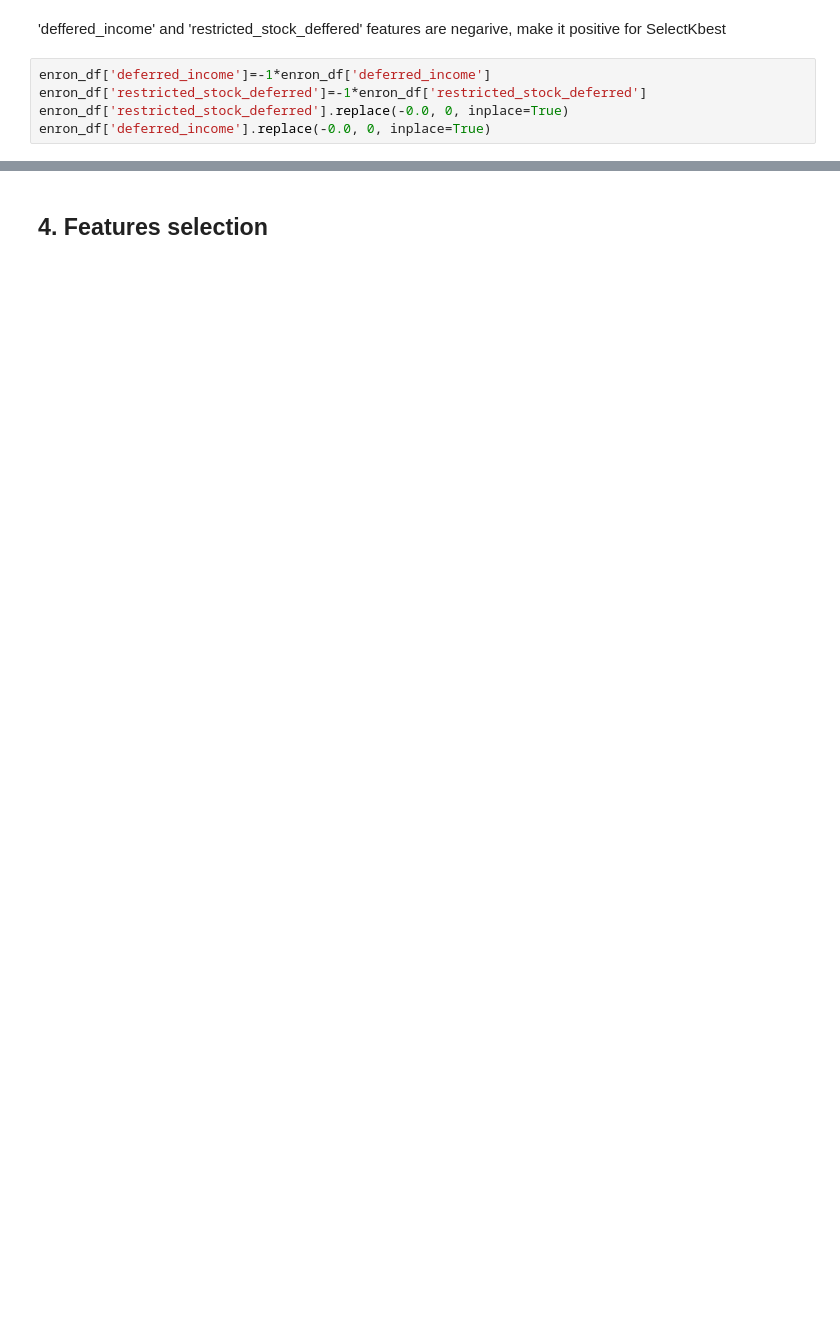
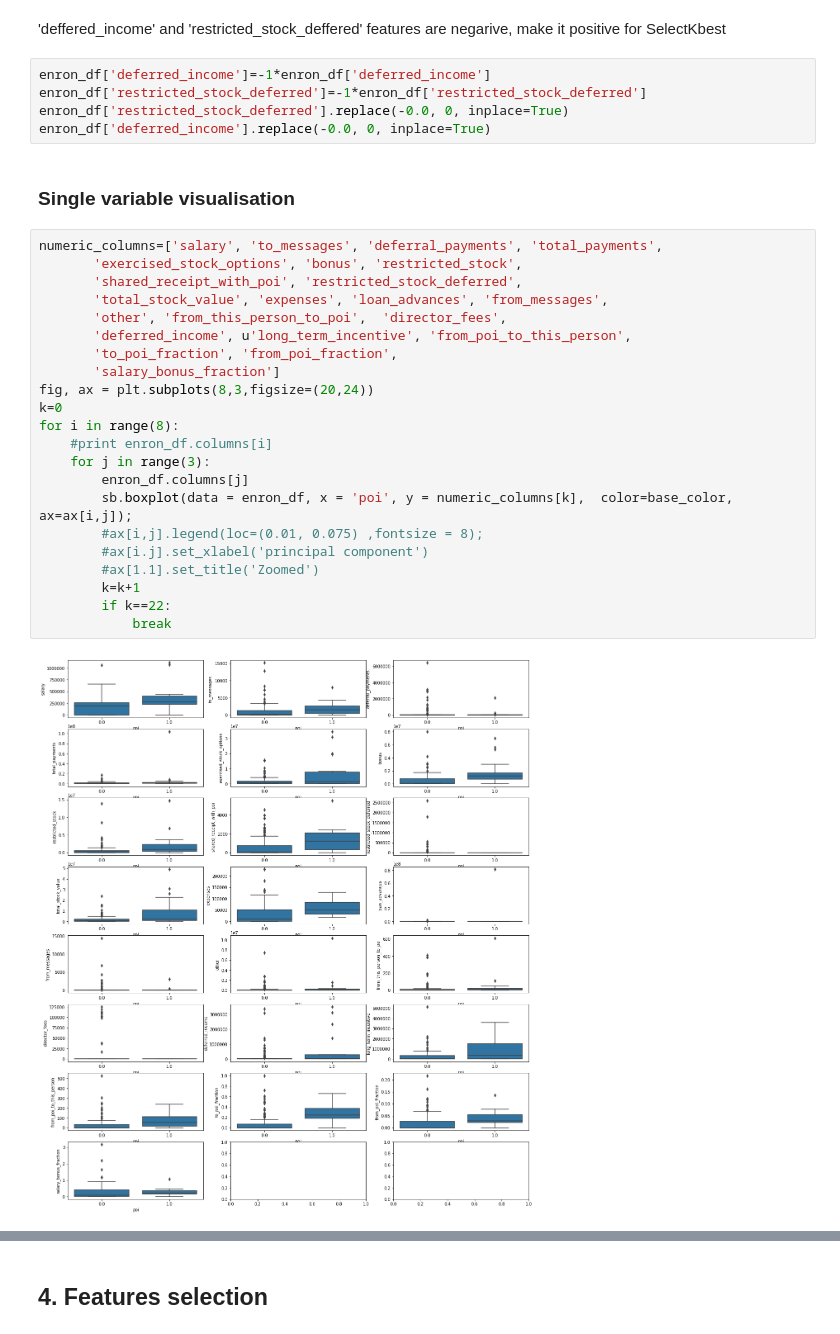
Before and after one commit to ekaraseva/Enron-fraud, a Jupyter notebook: poi_id.ipynb, the cells around one changed output, grey strips where cells are left out. Cells and saved outputs as stored; diff of their text form; blank space fills up the shorter version.

```diff
--- a/poi_id.ipynb
+++ b/poi_id.ipynb
@@ -484,3 +499,29 @@ enron_df['deferred_income']=-1*enron_df['deferred_income']
 enron_df['restricted_stock_deferred']=-1*enron_df['restricted_stock_deferred']
 enron_df['restricted_stock_deferred'].replace(-0.0, 0, inplace=True)
 enron_df['deferred_income'].replace(-0.0, 0, inplace=True)
+# %% [markdown]
+### Single variable visualisation
+# %%
+numeric_columns=['salary', 'to_messages', 'deferral_payments', 'total_payments',
+       'exercised_stock_options', 'bonus', 'restricted_stock',
+       'shared_receipt_with_poi', 'restricted_stock_deferred',
+       'total_stock_value', 'expenses', 'loan_advances', 'from_messages',
+       'other', 'from_this_person_to_poi',  'director_fees',
+       'deferred_income', u'long_term_incentive', 'from_poi_to_this_person',
+       'to_poi_fraction', 'from_poi_fraction',
+       'salary_bonus_fraction']
+fig, ax = plt.subplots(8,3,figsize=(20,24))
+k=0
+for i in range(8):
+    #print enron_df.columns[i]
+    for j in range(3):
+        enron_df.columns[j]
+        sb.boxplot(data = enron_df, x = 'poi', y = numeric_columns[k],  color=base_color, ax=ax[i,j]);
+        #ax[i,j].legend(loc=(0.01, 0.075) ,fontsize = 8);
+        #ax[i.j].set_xlabel('principal component')
+        #ax[1.1].set_title('Zoomed')
+        k=k+1
+        if k==22:
+            break
+# %% [output]
+[figure, added]
```
Also changed, not shown: parts of 78 cells of this notebook.
